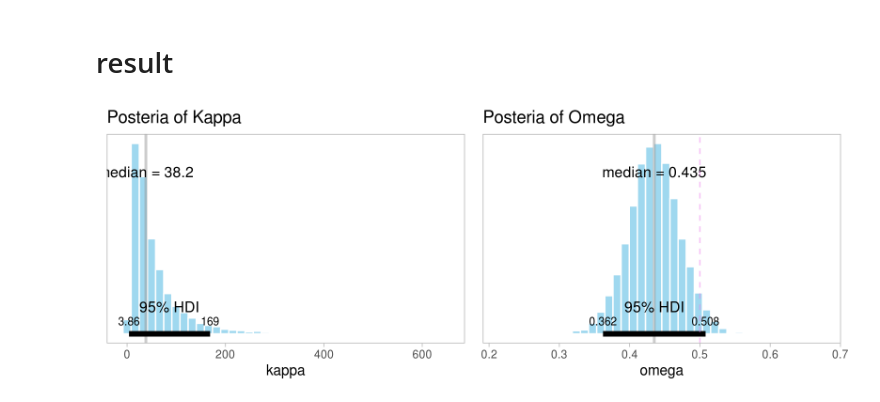
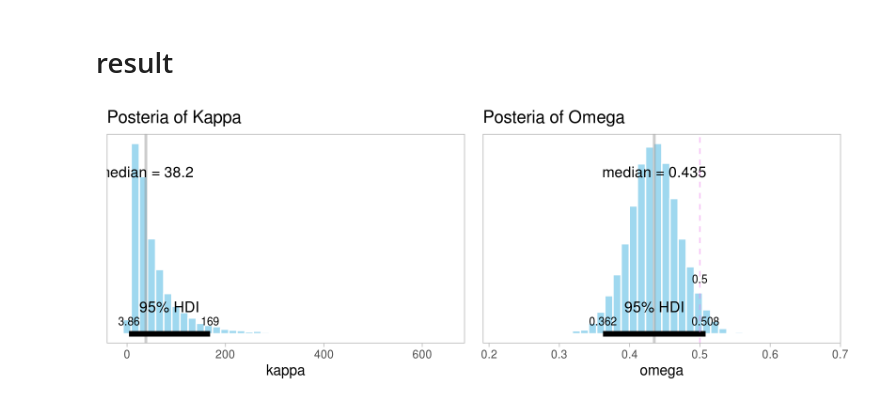
Before and after one commit to jms7446/dbda, a Jupyter notebook: ch09.1.therapeutic_touch.ipynb, the cells around one changed output. Saved outputs shown, nothing was run; the diff lists cells and outputs as text; code cells hidden in the pictures.

```diff
--- a/ch09.1.therapeutic_touch.ipynb
+++ b/ch09.1.therapeutic_touch.ipynb
@@ -61,12 +60,12 @@ get_mle <- function(i) (mle %>% filter(s == i))$m
 # %%
 set_plot_size(8, 3)
 grid.arrange(
-  plot_post(res, "kappa", title = "Posteria of Kappa"),
-  plot_post(res, "omega", comp_val = 0.5, title = "Posteria of Omega"),
+  plot_post(res, kappa, title = "Posteria of Kappa"),
+  plot_post(res, omega, comp_val = 0.5, title = "Posteria of Omega"),
   ncol = 2
 )
 # %% [output]
-[figure, old version]
+[figure, new version]
 # %%
 set_plot_size(8, 8)
 plot_post_pair_diff(res, c(1, 14, 28), par_prefix = "theta", comp_val = 0.5, mle_func = get_mle)
```
Also changed, not shown: parts of 5 cells of this notebook, 2 other files.
